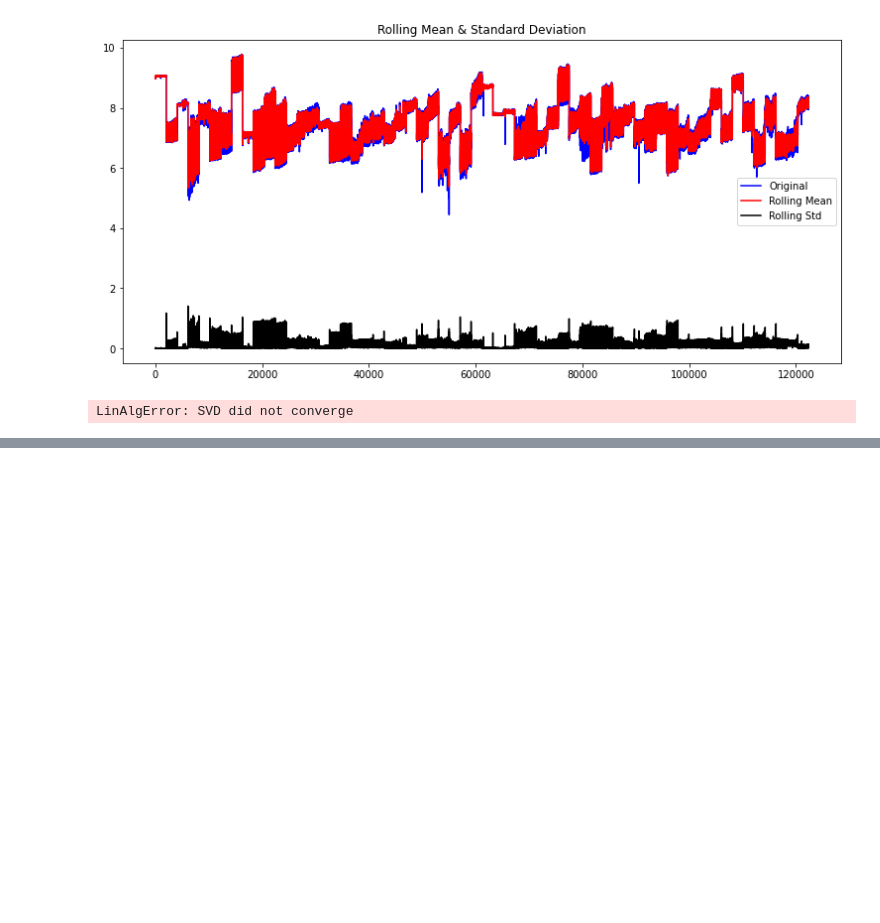
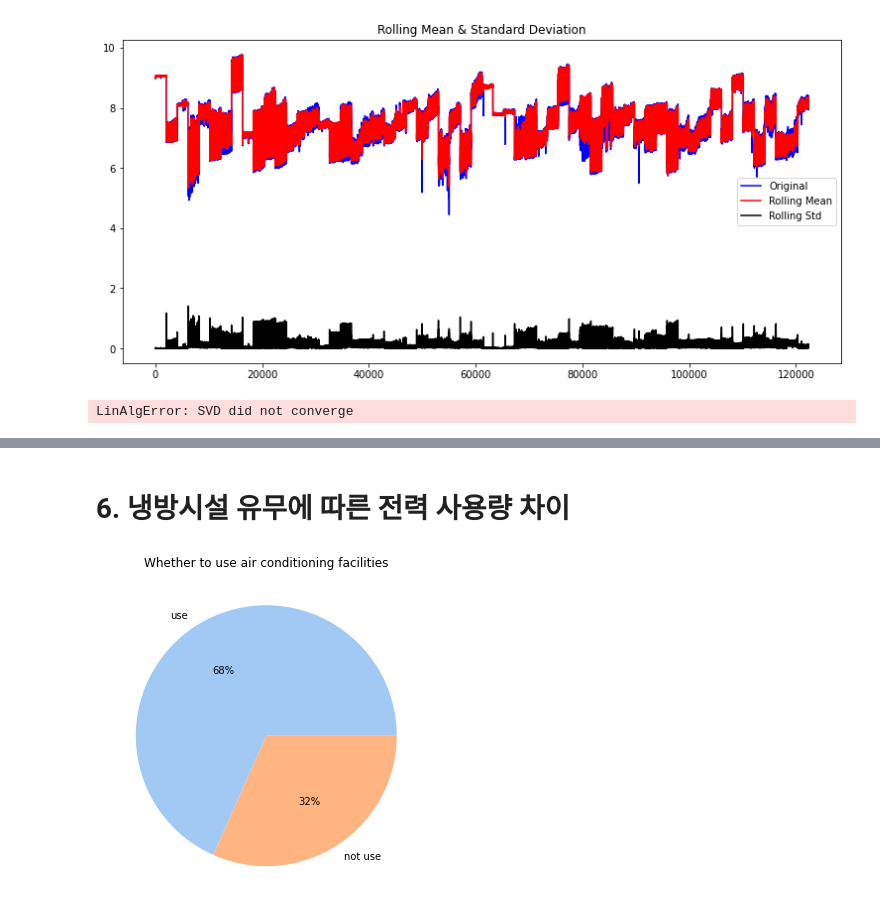
Before and after one commit to top-warrior/electronic, a Jupyter notebook: MAIN CODE NOTEBOOK.ipynb, the cells around one changed output, grey strips where cells are left out. Cells and saved outputs as stored; diff of their text form; code cells hidden in the pictures; blank space fills up the shorter version.

Commit message:
전력사용량 히트맵/냉방시설/태양광 그래프 추가

```diff
--- a/MAIN CODE NOTEBOOK.ipynb
+++ b/MAIN CODE NOTEBOOK.ipynb
@@ -340,0 +353,17 @@ LinAlgError: SVD did not converge
+# %% [markdown]
+# 6. 냉방시설 유무에 따른 전력 사용량 차이
+# %%
+# 냉방 시설이 있는 빌딩
+cooler = train[train['cooler']==1.0]
+cooler_by_num = cooler['num'].nunique()
+# 전체 빌딩
+total_by_num = train['num'].nunique()
+# 파이 차트 그리기
+data = [cooler_by_num, total_by_num - cooler_by_num]
+labels = ['use', 'not use']
+colors = sns.color_palette('pastel')[0:5]
+plt.pie(data, labels = labels, colors = colors, autopct='%.0f%%')
+plt.title('Whether to use air conditioning facilities')
+plt.show()
+# %% [output]
+[figure, added]
```
Also changed, not shown: parts of 14 cells of this notebook, 2 other files.
